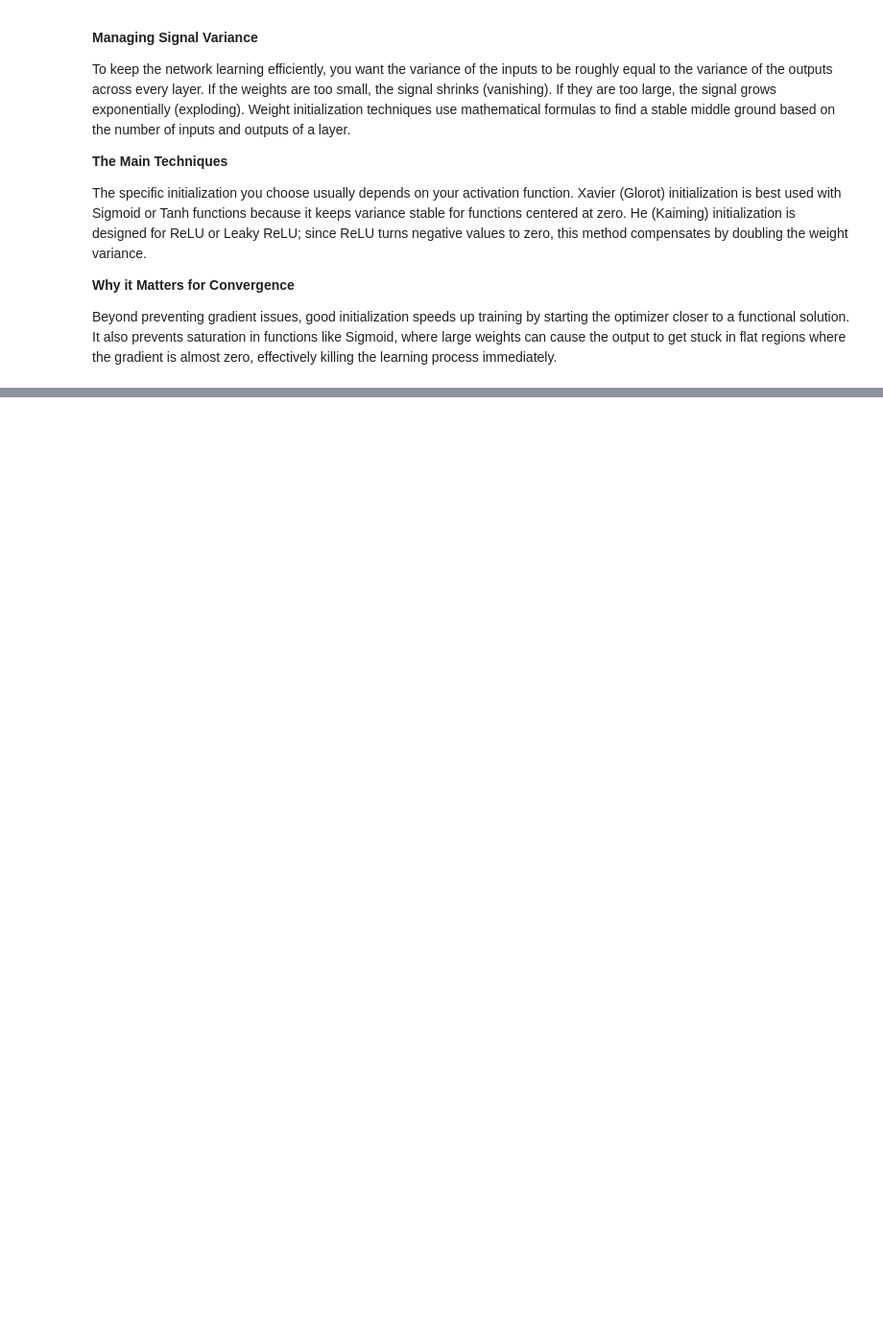
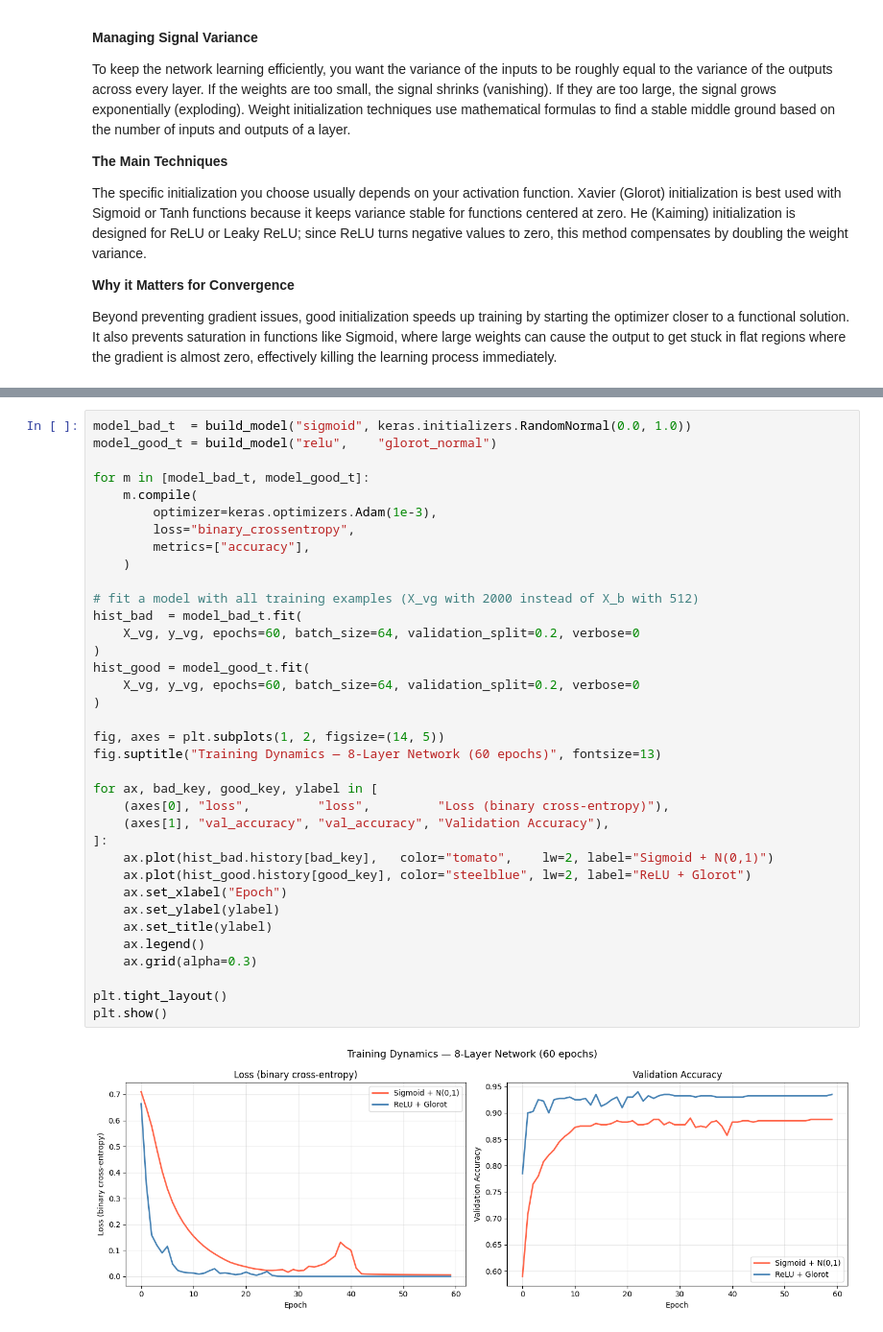
Before and after one commit to hrstnikolov/math-softuni-project-2026, a Jupyter notebook: maths-in-nn.ipynb, the cells around one changed output, grey strips where cells are left out. Shown at 96% size. Drawn from its saved outputs; the diff is of its cells as text; blank space fills up the shorter version.

```diff
--- a/maths-in-nn.ipynb
+++ b/maths-in-nn.ipynb
@@ -843,3 +1044,41 @@ Beyond preventing gradient issues, good initialization speeds up training by sta
+# %%
+model_bad_t  = build_model("sigmoid", keras.initializers.RandomNormal(0.0, 1.0))
+model_good_t = build_model("relu",    "glorot_normal")
+
+for m in [model_bad_t, model_good_t]:
+    m.compile(
+        optimizer=keras.optimizers.Adam(1e-3),
+        loss="binary_crossentropy",
+        metrics=["accuracy"],
+    )
+
+# fit a model with all training examples (X_vg with 2000 instead of X_b with 512)
+hist_bad  = model_bad_t.fit(
+    X_vg, y_vg, epochs=60, batch_size=64, validation_split=0.2, verbose=0
+)
+hist_good = model_good_t.fit(
+    X_vg, y_vg, epochs=60, batch_size=64, validation_split=0.2, verbose=0
+)
+
+fig, axes = plt.subplots(1, 2, figsize=(14, 5))
+fig.suptitle("Training Dynamics — 8-Layer Network (60 epochs)", fontsize=13)
+
+for ax, bad_key, good_key, ylabel in [
+    (axes[0], "loss",         "loss",         "Loss (binary cross-entropy)"),
+    (axes[1], "val_accuracy", "val_accuracy", "Validation Accuracy"),
+]:
+    ax.plot(hist_bad.history[bad_key],   color="tomato",    lw=2, label="Sigmoid + N(0,1)")
+    ax.plot(hist_good.history[good_key], color="steelblue", lw=2, label="ReLU + Glorot")
+    ax.set_xlabel("Epoch")
+    ax.set_ylabel(ylabel)
+    ax.set_title(ylabel)
+    ax.legend()
+    ax.grid(alpha=0.3)
+
+plt.tight_layout()
+plt.show()
+# %% [output]
+[figure, added]
 # %% [markdown]
 ## References
 
```
Also changed, not shown: parts of 9 cells of this notebook.
